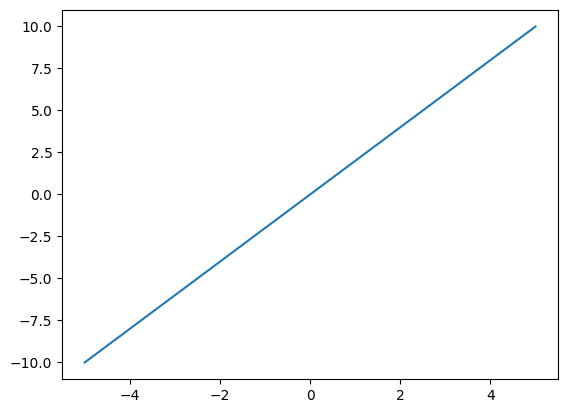
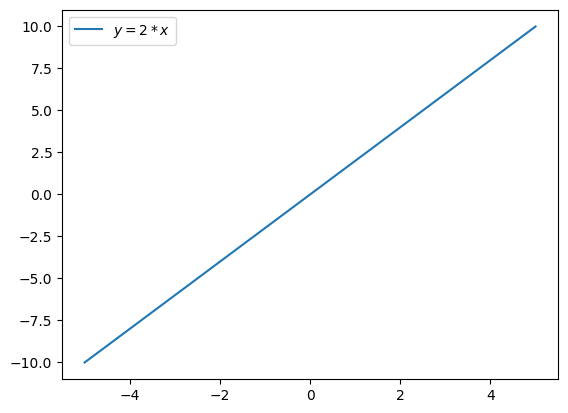
The change to this notebook cell's code, shown as a diff; its figure went from the first image to the second:
--- before
+++ after
@@ -2,7 +2,11 @@
 import matplotlib.pyplot as plt
 
+def f(x):
+  return 2 * x  # xに2をかけてy座標とする
+
 x = np.linspace(-5, 5)  # -5から5まで
-y = 2 * x  # xに2をかけてy座標とする
+y = f(x)
 
-plt.plot(x, y)
+plt.plot(x, y, label='$y = 2*x$')
+plt.legend()
 plt.show()

Commit: まだ線形代数